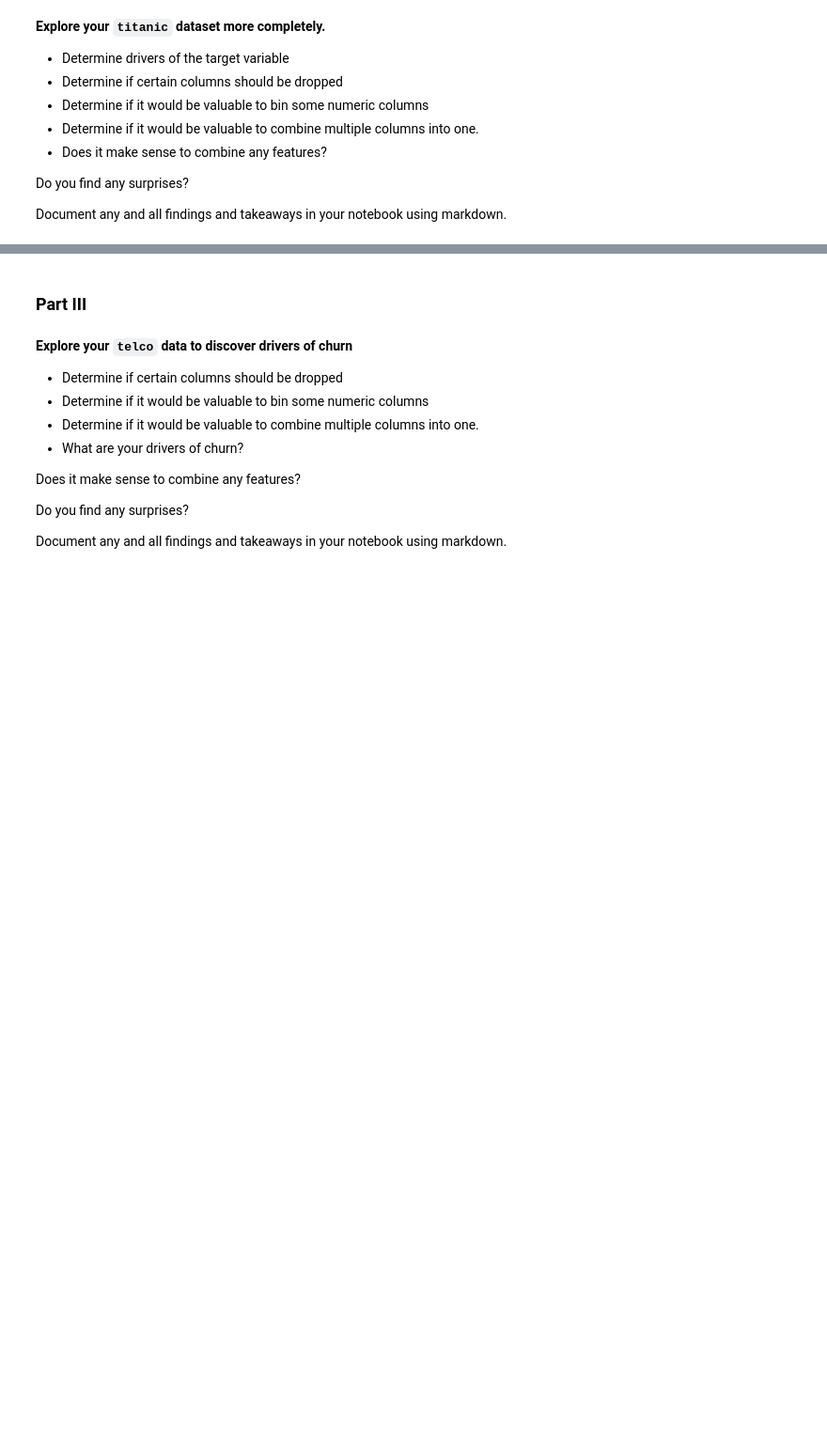
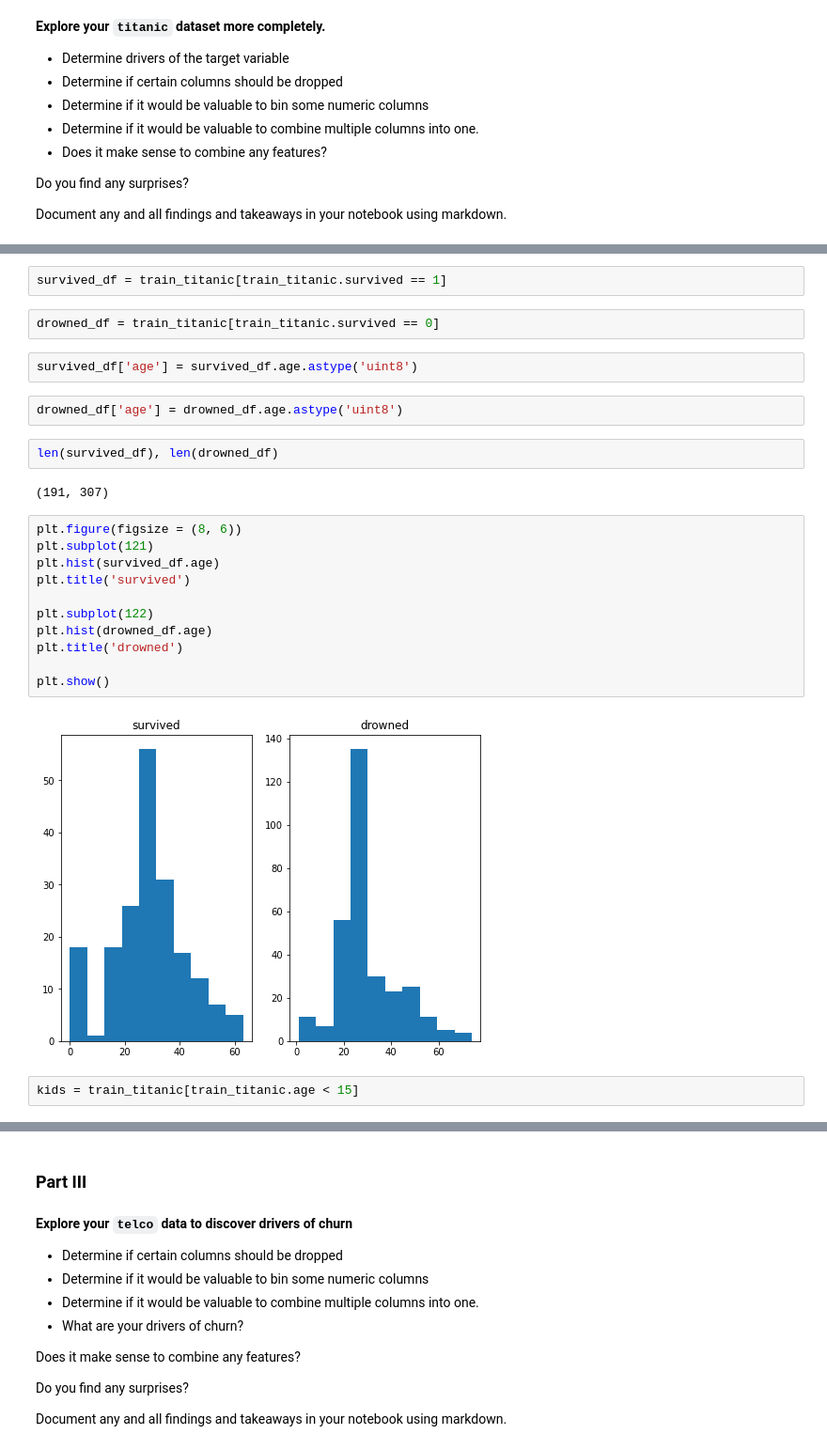
Before and after one commit to nadia-paz/classification-exercises, a Jupyter notebook: classification_exercises.ipynb, the cells around one changed output, grey strips where cells are left out. Shown at 94% size. Cells and saved outputs as stored; diff of their text form; blank space fills up the shorter version.

```diff
--- a/classification_exercises.ipynb
+++ b/classification_exercises.ipynb
@@ -974,0 +1000,27 @@ Document any and all findings and takeaways in your notebook using markdown.
+# %%
+survived_df = train_titanic[train_titanic.survived == 1]
+# %%
+drowned_df = train_titanic[train_titanic.survived == 0]
+# %%
+survived_df['age'] = survived_df.age.astype('uint8')
+# %%
+drowned_df['age'] = drowned_df.age.astype('uint8')
+# %%
+len(survived_df), len(drowned_df)
+# %% [output]
+(191, 307)
+# %%
+plt.figure(figsize = (8, 6))
+plt.subplot(121)
+plt.hist(survived_df.age)
+plt.title('survived')
+
+plt.subplot(122)
+plt.hist(drowned_df.age)
+plt.title('drowned')
+
+plt.show()
+# %% [output]
+[figure, added]
+# %%
+kids = train_titanic[train_titanic.age < 15]
```
Also changed, not shown: parts of 21 cells of this notebook.
